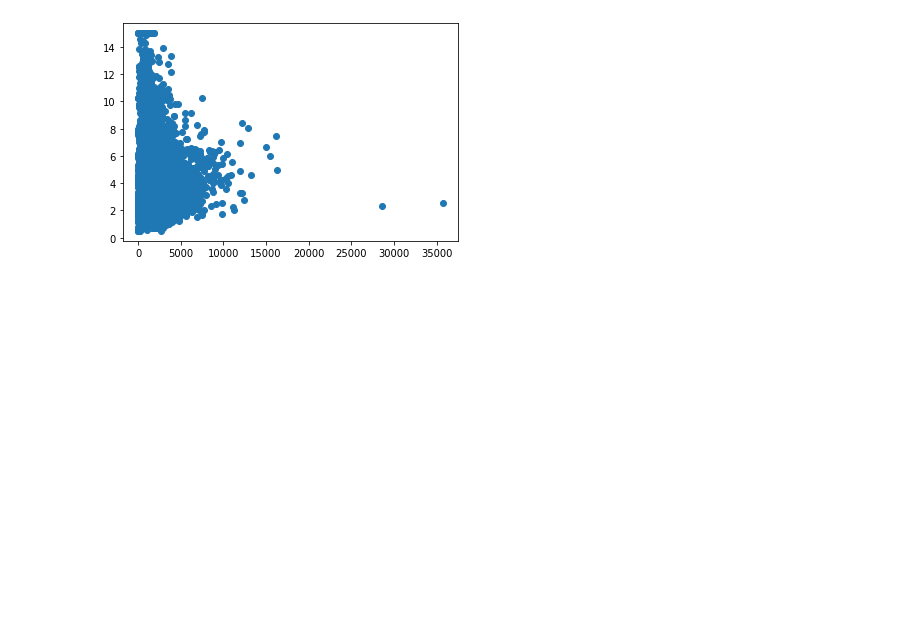
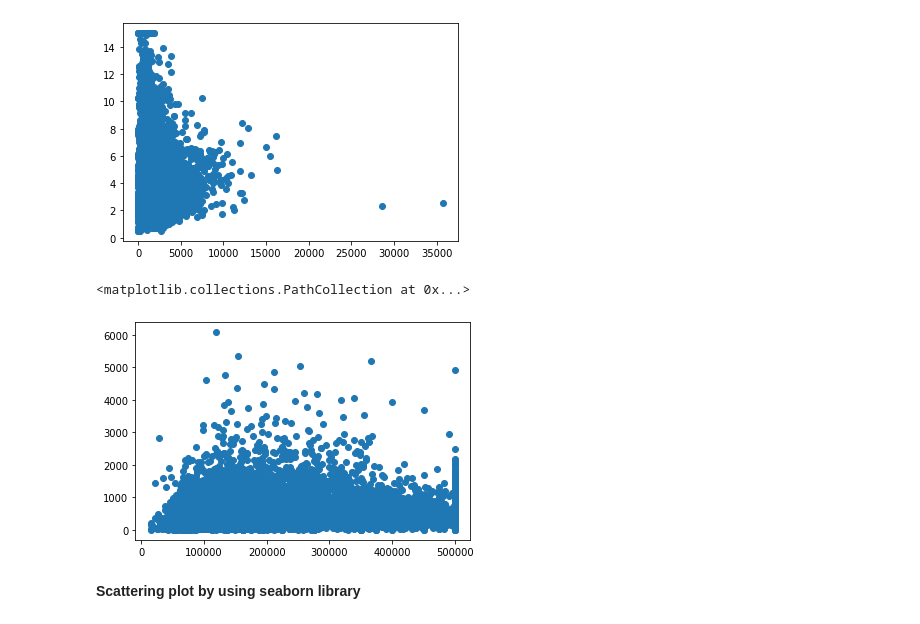
Before and after one commit to chaubeyarvind/DataAnalytics-NumPY, a Jupyter notebook: Bricks_Spark.ipynb, the cells around one changed output. Cells and saved outputs as stored; diff of their text form; code cells hidden in the pictures; blank space fills up the shorter version.

```diff
--- a/Bricks_Spark.ipynb
+++ b/Bricks_Spark.ipynb
@@ -586,3 +588,10 @@ plt.scatter(df1.select('population').toPandas(), df1.select('median_income').toP
 # %% [output]
 <matplotlib.collections.PathCollection at 0x...>
 [figure]
+# %%
+plt.scatter(df1.select('median_house_value').toPandas(), df1.select('households').toPandas())
+# %% [output]
+<matplotlib.collections.PathCollection at 0x...>
+[figure, added]
+# %% [markdown]
+**Scattering plot by using seaborn library**
```
Also changed, not shown: parts of 4 cells of this notebook.
